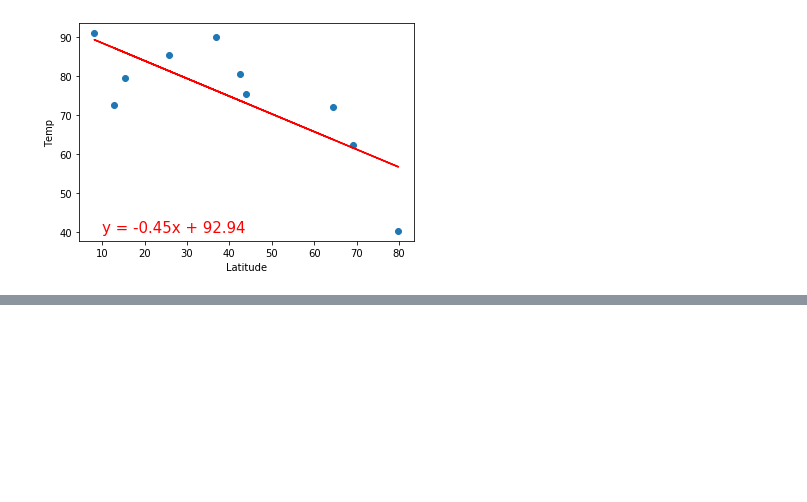
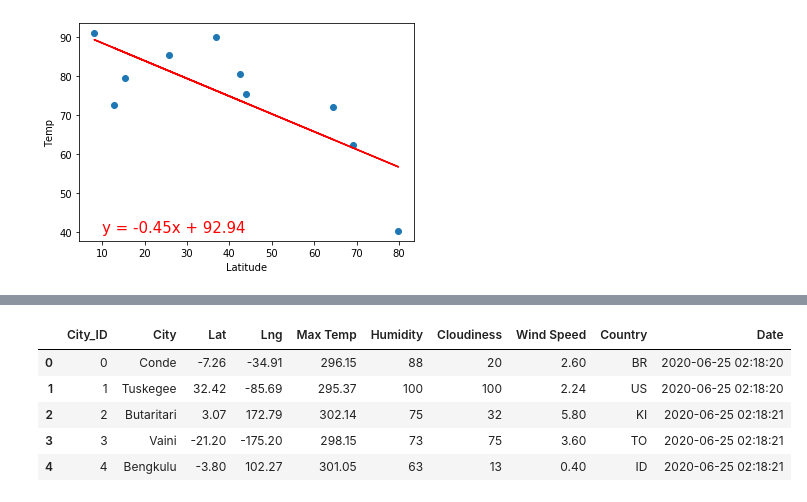
Before and after one commit to jebouchard/World_Weather_Analysis, a Jupyter notebook: WeatherPy.ipynb, the cells around one changed output, grey strips where cells are left out. Cells and saved outputs as stored; diff of their text form; code cells hidden in the pictures; blank space fills up the shorter version.

```diff
--- a/WeatherPy.ipynb
+++ b/WeatherPy.ipynb
@@ -516,0 +542,11 @@ plot_linear_regression(x_values, y_values, 'Linear Regression on the Southern He
+# %%
+# Store the CSV you saved created in part one into a DataFrame.
+city_data_df = pd.read_csv("weather_data/cities.csv")
+city_data_df.head()
+# %% [output]
+|  | City_ID | City | Lat | Lng | Max Temp | Humidity | Cloudiness | Wind Speed | Country | Date |
+| 0 | 0 | Conde | -7.26 | -34.91 | 296.15 | 88 | 20 | 2.60 | BR | 2020-06-25 02:18:20 |
+| 1 | 1 | Tuskegee | 32.42 | -85.69 | 295.37 | 100 | 100 | 2.24 | US | 2020-06-25 02:18:20 |
+| 2 | 2 | Butaritari | 3.07 | 172.79 | 302.14 | 75 | 32 | 5.80 | KI | 2020-06-25 02:18:21 |
+| 3 | 3 | Vaini | -21.20 | -175.20 | 298.15 | 73 | 75 | 3.60 | TO | 2020-06-25 02:18:21 |
+| 4 | 4 | Bengkulu | -3.80 | 102.27 | 301.05 | 63 | 13 | 0.40 | ID | 2020-06-25 02:18:21 |
```
Also changed, not shown: parts of 44 cells of this notebook, 6 other files.
